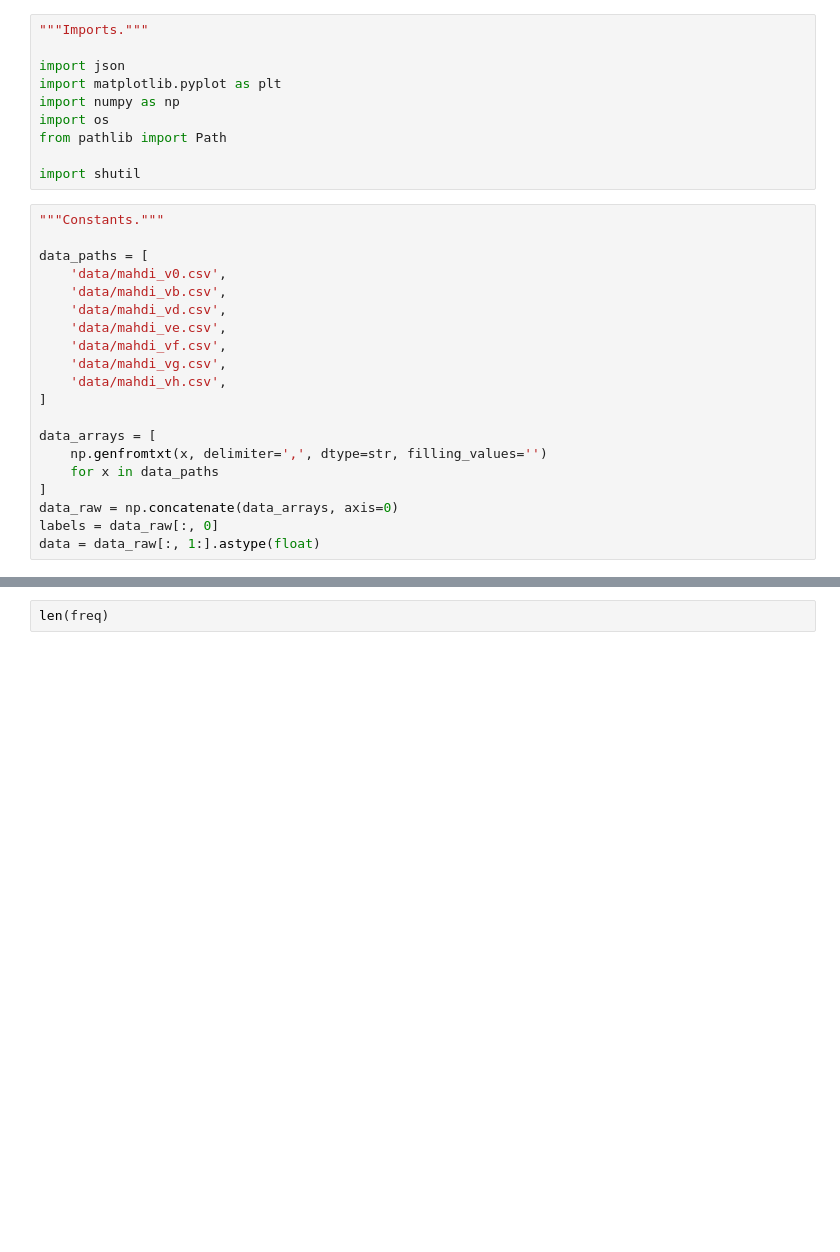
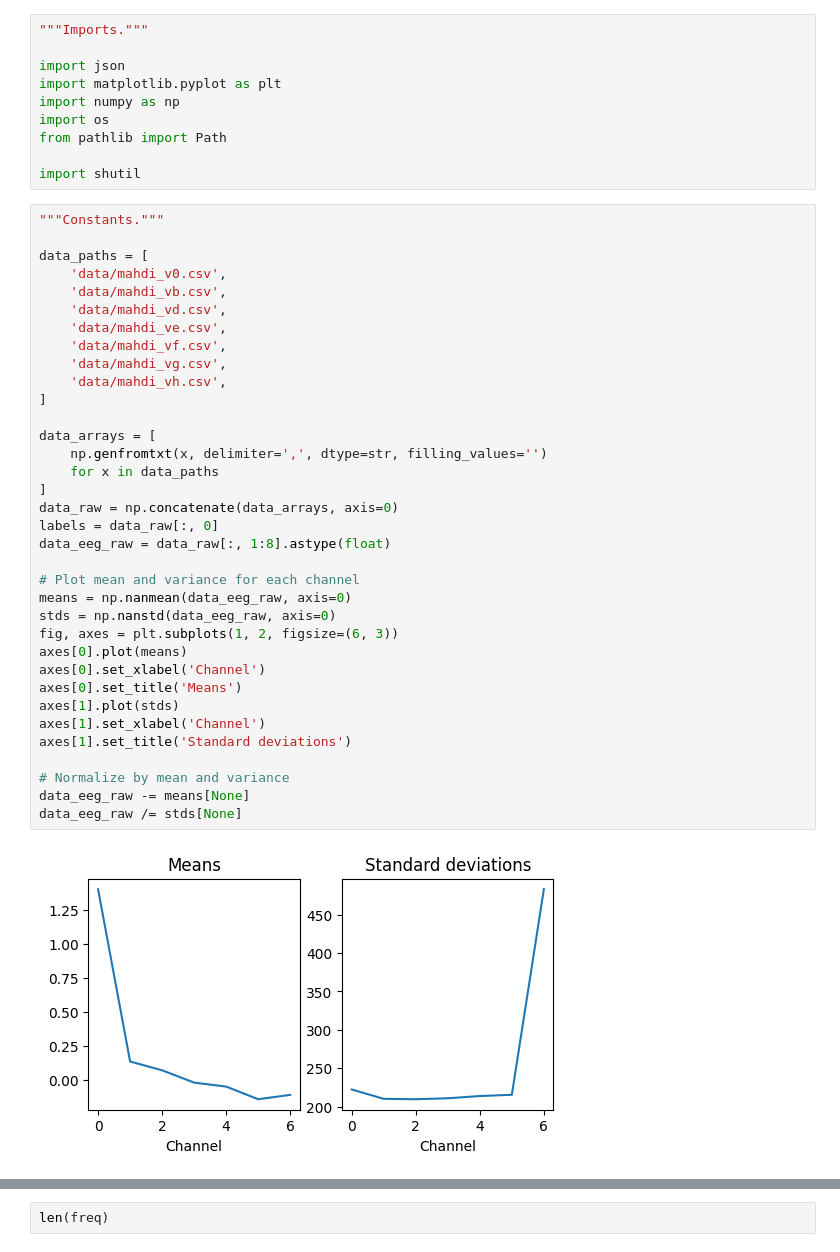
Before and after one commit to nwatters01/mit_bci_hackathon, a Jupyter notebook: eeg/test_features.ipynb, the cells around one changed output, grey strips where cells are left out. Saved outputs shown, nothing was run; the diff lists cells and outputs as text; blank space fills up the shorter version.

```diff
--- a/eeg/test_features.ipynb
+++ b/eeg/test_features.ipynb
@@ -11,23 +11,40 @@ import shutil
 # %%
 """Constants."""
 
 data_paths = [
     'data/mahdi_v0.csv',
     'data/mahdi_vb.csv',
     'data/mahdi_vd.csv',
     'data/mahdi_ve.csv',
     'data/mahdi_vf.csv',
     'data/mahdi_vg.csv',
     'data/mahdi_vh.csv',
 ]
 
 data_arrays = [
     np.genfromtxt(x, delimiter=',', dtype=str, filling_values='')
     for x in data_paths
 ]
 data_raw = np.concatenate(data_arrays, axis=0)
 labels = data_raw[:, 0]
-data = data_raw[:, 1:].astype(float)
+data_eeg_raw = data_raw[:, 1:8].astype(float)
+
+# Plot mean and variance for each channel
+means = np.nanmean(data_eeg_raw, axis=0)
+stds = np.nanstd(data_eeg_raw, axis=0)
+fig, axes = plt.subplots(1, 2, figsize=(6, 3))
+axes[0].plot(means)
+axes[0].set_xlabel('Channel')
+axes[0].set_title('Means')
+axes[1].plot(stds)
+axes[1].set_xlabel('Channel')
+axes[1].set_title('Standard deviations')
+
+# Normalize by mean and variance
+data_eeg_raw -= means[None]
+data_eeg_raw /= stds[None]
+# %% [output]
+[figure, added]
 # %%
 """Decompose data in batches."""
 
```
Also changed, not shown: parts of 2 cells of this notebook, 3 other files.
